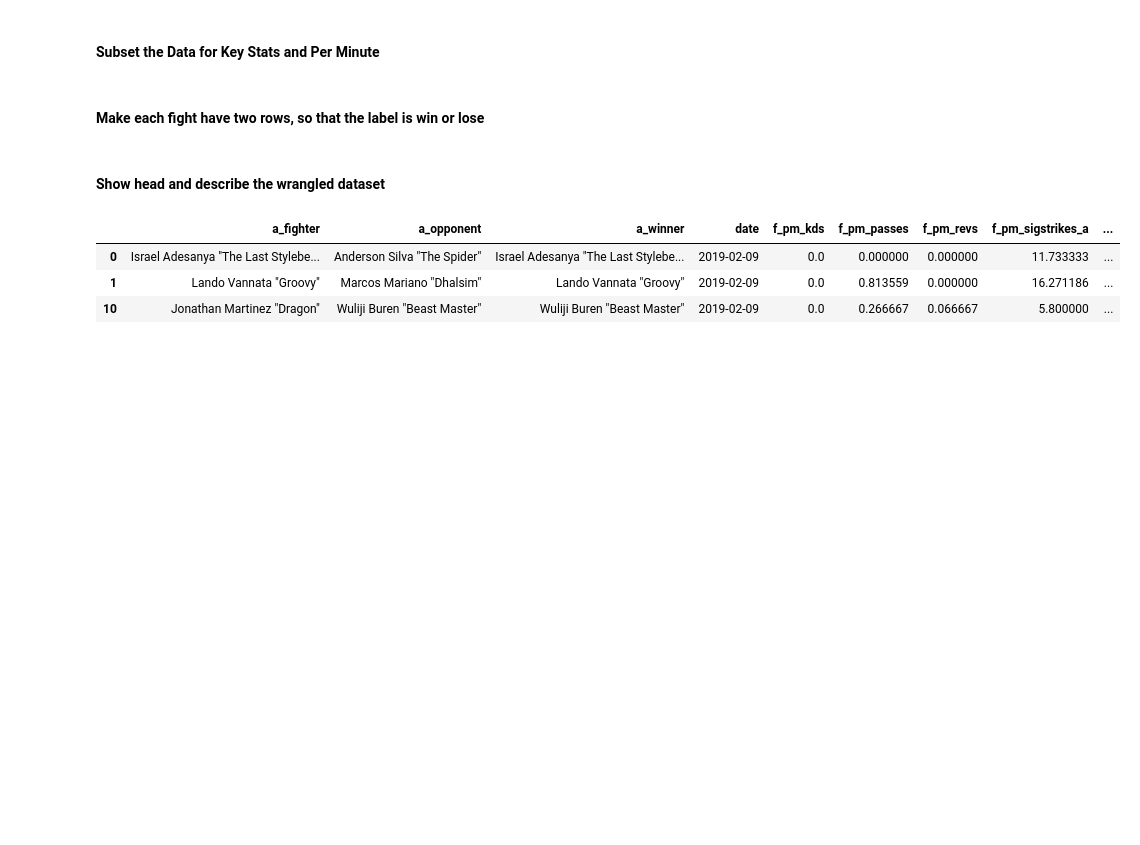
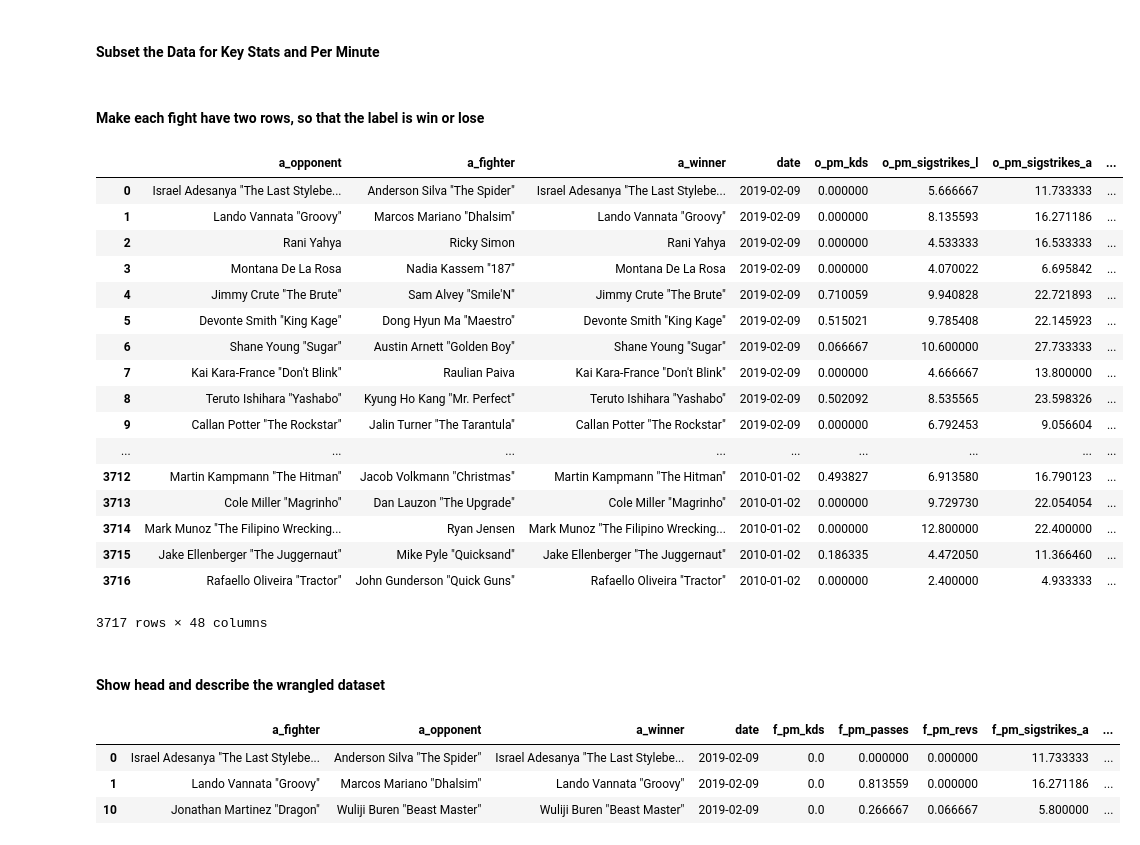
Before and after one commit to jasonminsookim/fight_prediction, a Jupyter notebook: notebooks/5-jmk-machine learning.ipynb, the cells around one changed output. Cells and saved outputs as stored; diff of their text form; code cells hidden in the pictures; blank space fills up the shorter version.

Commit message:
improved scraping and data wrangling

```diff
--- a/notebooks/5-jmk-machine learning.ipynb
+++ b/notebooks/5-jmk-machine learning.ipynb
@@ -36,8 +36,9 @@ from sklearn.linear_model import Perceptron
 from sklearn.linear_model import SGDClassifier # SGD
 from sklearn.neural_network import MLPClassifier # neural network (multilayer perceptron)
 
-fs_df = pd.read_csv("../data/full_stats_v2.csv")
+fs_df = pd.read_csv("../data/full_stats_v4.csv")
 fc_df = pd.read_csv("../data/fighter_char.csv")
+# Might want to drop the first column of each df
 # %% [markdown]
 # 2. Data wrangling
 # %% [markdown]
@@ -105,6 +108,27 @@ for col in part2_key_cols:
 p2_col_dict = dict(zip(part2_key_cols, part2_value_cols))
 
 part_2_df = part_2_df.rename(columns = p2_col_dict)
+# %%
+part_2_df
+# %% [output]
+|  | a_opponent | a_fighter | a_winner | date | o_pm_kds | o_pm_sigstrikes_l | o_pm_sigstrikes_a | ... |
+| 0 | Israel Adesanya "The Last Stylebe... | Anderson Silva "The Spider" | Israel Adesanya "The Last Stylebe... | 2019-02-09 | 0.000000 | 5.666667 | 11.733333 | ... |
+| 1 | Lando Vannata "Groovy" | Marcos Mariano "Dhalsim" | Lando Vannata "Groovy" | 2019-02-09 | 0.000000 | 8.135593 | 16.271186 | ... |
+| 2 | Rani Yahya | Ricky Simon | Rani Yahya | 2019-02-09 | 0.000000 | 4.533333 | 16.533333 | ... |
+| 3 | Montana De La Rosa | Nadia Kassem "187" | Montana De La Rosa | 2019-02-09 | 0.000000 | 4.070022 | 6.695842 | ... |
+| 4 | Jimmy Crute "The Brute" | Sam Alvey "Smile'N" | Jimmy Crute "The Brute" | 2019-02-09 | 0.710059 | 9.940828 | 22.721893 | ... |
+| 5 | Devonte Smith "King Kage" | Dong Hyun Ma "Maestro" | Devonte Smith "King Kage" | 2019-02-09 | 0.515021 | 9.785408 | 22.145923 | ... |
+| 6 | Shane Young "Sugar" | Austin Arnett "Golden Boy" | Shane Young "Sugar" | 2019-02-09 | 0.066667 | 10.600000 | 27.733333 | ... |
+| 7 | Kai Kara-France "Don't Blink" | Raulian Paiva | Kai Kara-France "Don't Blink" | 2019-02-09 | 0.000000 | 4.666667 | 13.800000 | ... |
+| 8 | Teruto Ishihara "Yashabo" | Kyung Ho Kang "Mr. Perfect" | Teruto Ishihara "Yashabo" | 2019-02-09 | 0.502092 | 8.535565 | 23.598326 | ... |
+| 9 | Callan Potter "The Rockstar" | Jalin Turner "The Tarantula" | Callan Potter "The Rockstar" | 2019-02-09 | 0.000000 | 6.792453 | 9.056604 | ... |
+| ... | ... | ... | ... | ... | ... | ... | ... | ... |
+| 3712 | Martin Kampmann "The Hitman" | Jacob Volkmann "Christmas" | Martin Kampmann "The Hitman" | 2010-01-02 | 0.493827 | 6.913580 | 16.790123 | ... |
+| 3713 | Cole Miller "Magrinho" | Dan Lauzon "The Upgrade" | Cole Miller "Magrinho" | 2010-01-02 | 0.000000 | 9.729730 | 22.054054 | ... |
+| 3714 | Mark Munoz "The Filipino Wrecking... | Ryan Jensen | Mark Munoz "The Filipino Wrecking... | 2010-01-02 | 0.000000 | 12.800000 | 22.400000 | ... |
+| 3715 | Jake Ellenberger "The Juggernaut" | Mike Pyle "Quicksand" | Jake Ellenberger "The Juggernaut" | 2010-01-02 | 0.186335 | 4.472050 | 11.366460 | ... |
+| 3716 | Rafaello Oliveira "Tractor" | John Gunderson "Quick Guns" | Rafaello Oliveira "Tractor" | 2010-01-02 | 0.000000 | 2.400000 | 4.933333 | ... |
+3717 rows × 48 columns
 # %%
 two_pf = pd.concat([part_1_df, part_2_df], sort = True)
 two_pf = two_pf.sort_values(by ='date', ascending= False)
```
Also changed, not shown: parts of 10 cells of this notebook, 3 other files.
